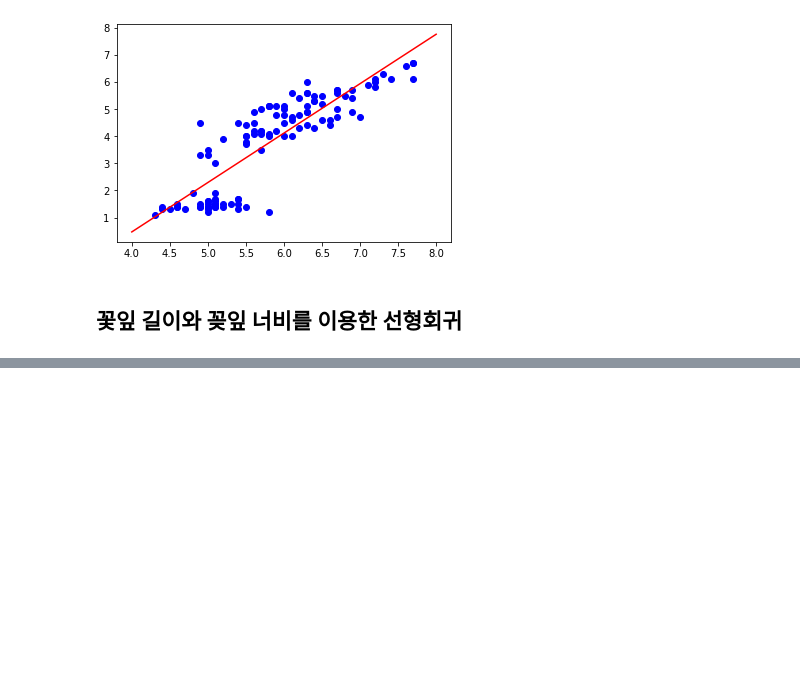
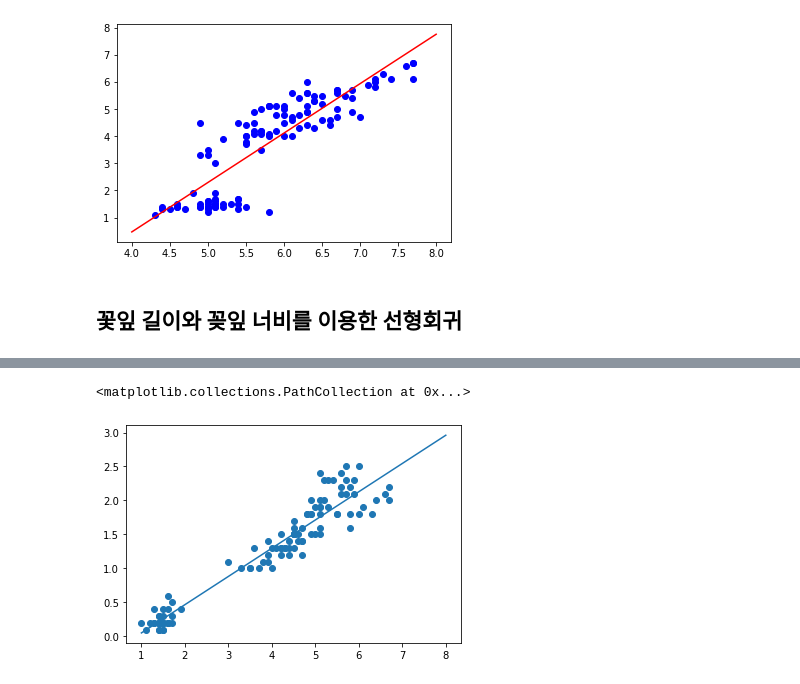
Before and after one commit to Lagom92/study-in-school, a Jupyter notebook: ML/0727_다항회귀.ipynb, the cells around one changed output, grey strips where cells are left out. Drawn from its saved outputs; the diff is of its cells as text; code cells hidden in the pictures; blank space fills up the shorter version.

```diff
--- a/ML/0727_다항회귀.ipynb
+++ b/ML/0727_다항회귀.ipynb
@@ -262,0 +306,9 @@ plt.show()
+# %%
+xx = np.linspace(1, 8, 100)
+y_pred = model.predict(xx[:, np.newaxis])
+
+plt.plot(xx, y_pred)
+plt.scatter(X_train, y_train)
+# %% [output]
+<matplotlib.collections.PathCollection at 0x...>
+[figure, added]
```
Also changed, not shown: parts of 9 cells of this notebook.
